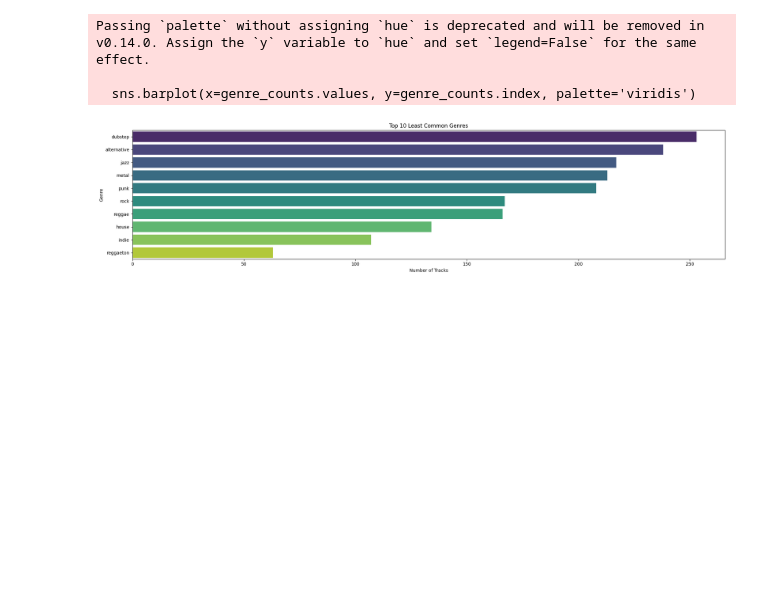
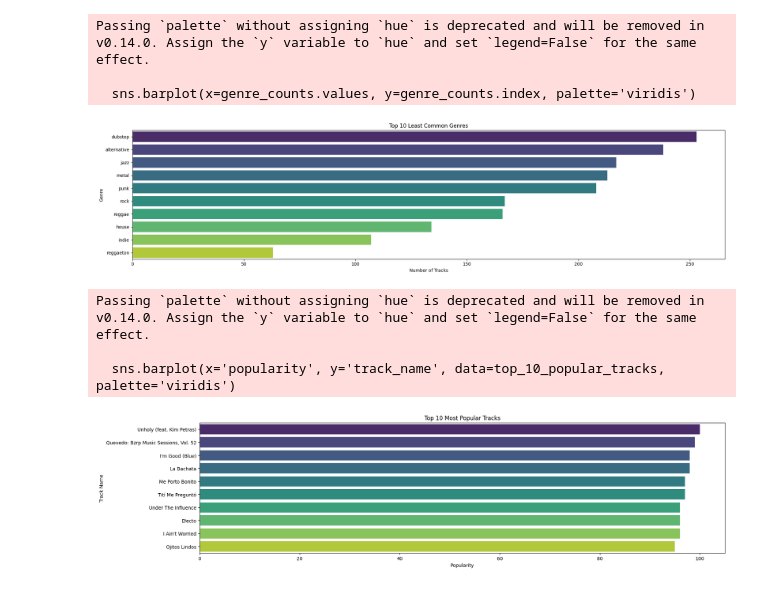
Before and after one commit to JamieBennett-Dev/Mood-Playlist-Generator, a Jupyter notebook: main.ipynb, the cells around one changed output. Cells and saved outputs as stored; diff of their text form; code cells hidden in the pictures; blank space fills up the shorter version.

```diff
--- a/main.ipynb
+++ b/main.ipynb
@@ -221,3 +221,17 @@ Passing `palette` without assigning `hue` is deprecated and will be removed in v
 
   sns.barplot(x=genre_counts.values, y=genre_counts.index, palette='viridis')
 [figure]
+# %%
+top_10_popular_tracks = df.nlargest(10, 'popularity')[['track_name', 'artists', 'popularity']] ## top 10 tracks
+
+plt.figure(figsize=(20, 5))
+sns.barplot(x='popularity', y='track_name', data=top_10_popular_tracks, palette='viridis')
+plt.title('Top 10 Most Popular Tracks')
+plt.xlabel('Popularity')
+plt.ylabel('Track Name')
+plt.show()
+# %% [output]
+Passing `palette` without assigning `hue` is deprecated and will be removed in v0.14.0. Assign the `y` variable to `hue` and set `legend=False` for the same effect.
+
+  sns.barplot(x='popularity', y='track_name', data=top_10_popular_tracks, palette='viridis')
+[figure, added]
```
Also changed, not shown: parts of 4 cells of this notebook.
